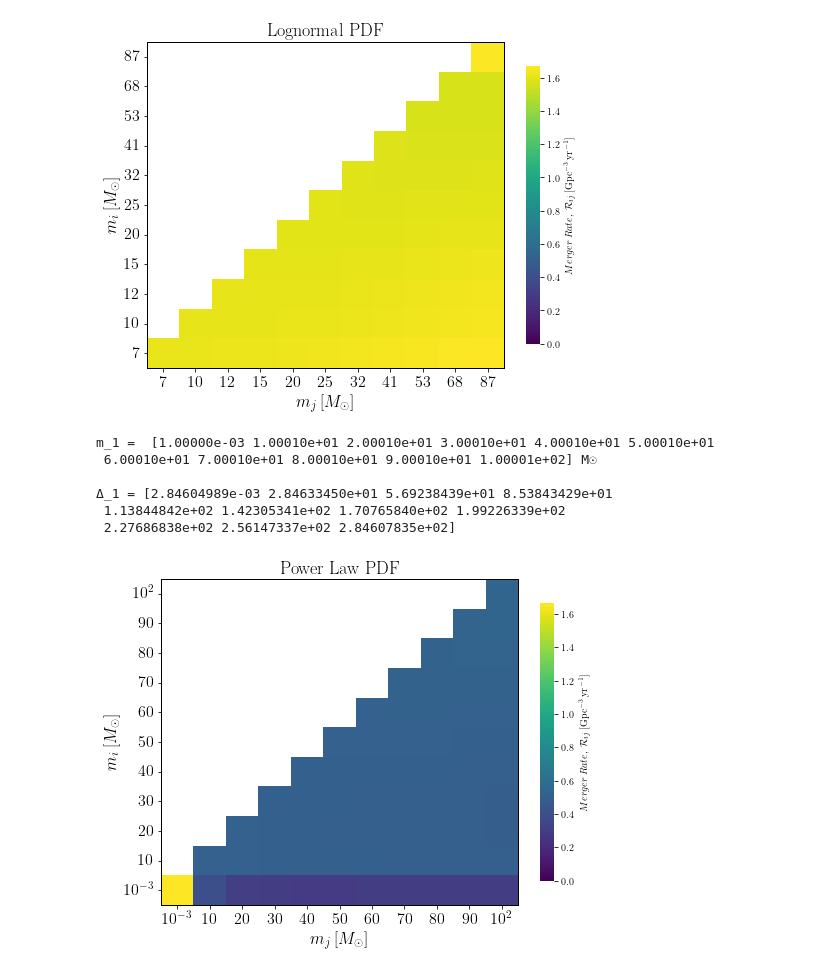
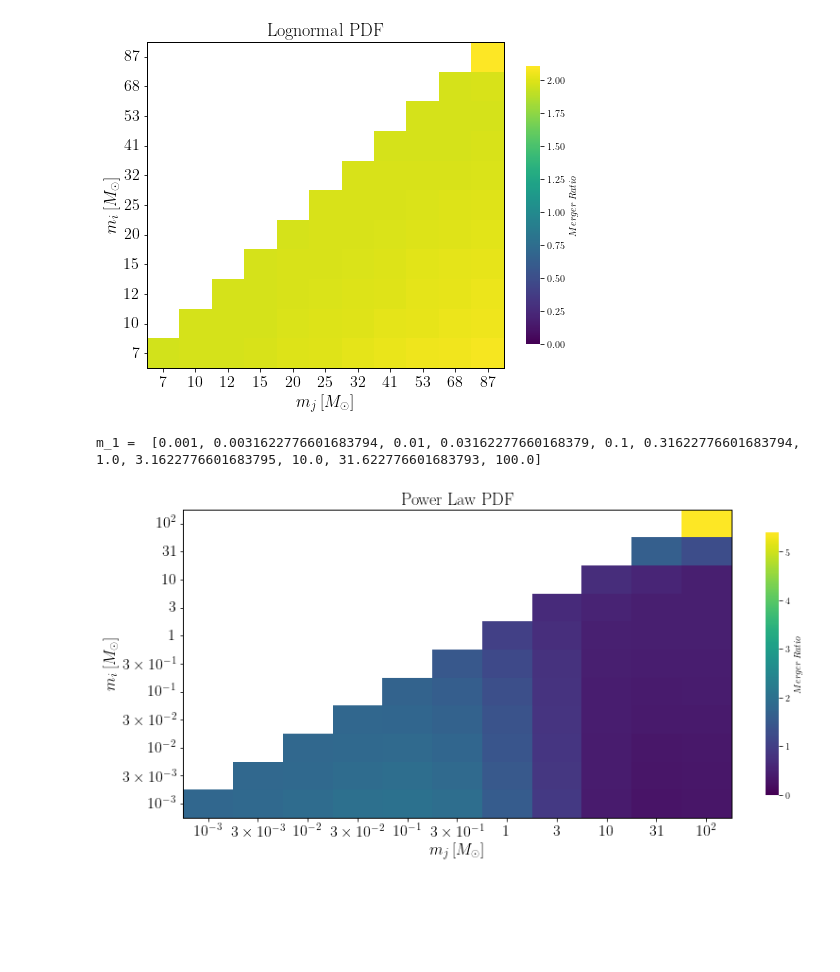
Before and after one commit to pratibhajangra591/Ifca-github, a Jupyter notebook: Merger_ratio.ipynb, the cells around one changed output. Drawn from its saved outputs; the diff is of its cells as text; code cells hidden in the pictures; blank space fills up the shorter version.

```diff
--- a/Merger_ratio.ipynb
+++ b/Merger_ratio.ipynb
@@ -136,7 +136,7 @@ fig,ax = plt.subplots(figsize=(8, 6))
 
 
 ax = sns.heatmap(Merger_ratioLognormal_1, mask = mask,  cmap = 'viridis', cbar = True,
-                 cbar_kws = {"shrink": 0.85,'label': '$Merger \: Rate, \: \mathcal{R}_{ij} \: [\mathrm{Gpc}^{-3} \, \mathrm{yr}^{-1}]$'},
+                 cbar_kws = {"shrink": 0.85,'label': '$Merger \: Ratio$'},
                  vmin = 0)
 
 
@@ -161,39 +161,28 @@ plt.title('Lognormal PDF ', fontsize = 18)
 plt.savefig('1RLognormal.pdf')
 plt.show()
 # %% [output]
-[figure, old version]
+[figure, new version]
 # %%
-m_1 = 1e-3   #in units of M☉
-m_2 = 10*m_1   #in units of M☉
+m_1 = np.geomspace(1e-3, 100, 11)
+m_2 = np.geomspace(1e-3, 100, 11)
 
-y_1 = np.log(m_1)
-y_2 = np.log(m_2)
-dy  = (y_2 - y_1)
+m_1_list = m_1.tolist()
+m_2_list = m_2.tolist()
+
+
+print("m_1 = ", m_1_list)
+
+Δ_1_list = np.zeros(len(m_1_list))
+Δ_2_list = np.zeros(len(m_2_list))
 
 
 
-y_list = np.zeros(11)
-m_1_list = np.zeros(len(y_list))
-m_2_list = np.zeros(len(y_list))
-
-for i in range(len(y_list)):
-    m_1_list[i] = m_2_list[i] = (m_1 + (i*np.exp(dy)))
+for i, (m_1, m_2)  in enumerate(zip(m_1_list, m_2_list)):
+    y = np.log(m_1)
+    dy =  np.log(m_1) - np.log(0.5 * m_2)
+    Δ_1_list[i] =  Δ_2_list[i] = np.exp(y + 0.5*dy) - np.exp(y - 0.5*dy)
 
 
-
-
-
-
-Δ_1_list = np.zeros(len(y_list))
-Δ_2_list = np.zeros(len(y_list))
-
-for i, m_1 in enumerate(m_1_list):
-    Δ_1_list[i] =  Δ_2_list[i] =  np.exp(np.log(m_1) + 0.5*dy ) - np.exp(np.log(m_1) - 0.5*dy)
-
-
-print("m_1 = ", m_1_list, "M☉")
-print('\v')
-print("Δ_1 =", Δ_1_list)
 
 
 
@@ -221,12 +210,7 @@ for i, x in enumerate(m_1_list):
 for i, x in enumerate(m_2_list):
     ylabel_list[i] = sciformat_3(x)
 # %% [output]
-m_1 =  [1.00000e-03 1.00010e+01 2.00010e+01 3.00010e+01 4.00010e+01 5.00010e+01
- 6.00010e+01 7.00010e+01 8.00010e+01 9.00010e+01 1.00001e+02] M☉
-
-Δ_1 = [2.84604989e-03 2.84633450e+01 5.69238439e+01 8.53843429e+01
- 1.13844842e+02 1.42305341e+02 1.70765840e+02 1.99226339e+02
- 2.27686838e+02 2.56147337e+02 2.84607835e+02]
+m_1 =  [0.001, 0.0031622776601683794, 0.01, 0.03162277660168379, 0.1, 0.31622776601683794, 1.0, 3.1622776601683795, 10.0, 31.622776601683793, 100.0]
 # %%
 
 plt.rcParams['font.family'] = 'serif'
@@ -243,39 +227,39 @@ Merger_ratioPWR_2 = np.divide(Merger_haloPWR_2, Merger_PWR_2)
 
 
 mask = np.tril(np.ones((11,11)), k=-1)  #created an array of shape Merger_12 with all the elements in it being 0.
-fig,ax = plt.subplots(figsize=(8, 6))
+fig,ax = plt.subplots(figsize=(13, 6))
 
 
 
 
 
 ax = sns.heatmap(Merger_ratioPWR_2, mask = mask,  cmap = 'viridis', cbar = True,
-                 cbar_kws = {"shrink": 0.85,'label': '$Merger \: Rate, \: \mathcal{R}_{ij} \: [\mathrm{Gpc}^{-3} \, \mathrm{yr}^{-1}]$'},
+                 cbar_kws = {"shrink": 0.85,'label': '$Merger \: Ratio$'},
                  vmin = 0)
 
 
 
 ax.set_xticklabels(xlabel_list, fontsize = 16)
 ax.set_yticklabels(ylabel_list, rotation = 360, fontsize = 16)
 ax.tick_params(left=True, bottom=True)
 
 
 
 
 # Drawing the frame
 for _, spine in ax.spines.items():
     spine.set_visible(True)
     spine.set_linewidth(1)
 
 
 ax.invert_yaxis()
 plt.xlabel('$m_{j}\:[M_{\odot}]$', fontsize = 17)  # m_j = m_2
 plt.ylabel('$m_{i}\: [M_{\odot}]$', fontsize = 17)  # m_i = m_1  and m_2< equal to m_1.
 plt.title('Power Law PDF ', fontsize = 18)
 plt.savefig('2RPWR.pdf')
 plt.show()
 # %% [output]
-[figure, old version]
+[figure, new version]
 # %%
 plt.rcParams['font.family'] = 'serif'
 plt.rcParams['xtick.direction'] = 'out'
```
Also changed, not shown: parts of 2 cells of this notebook.
